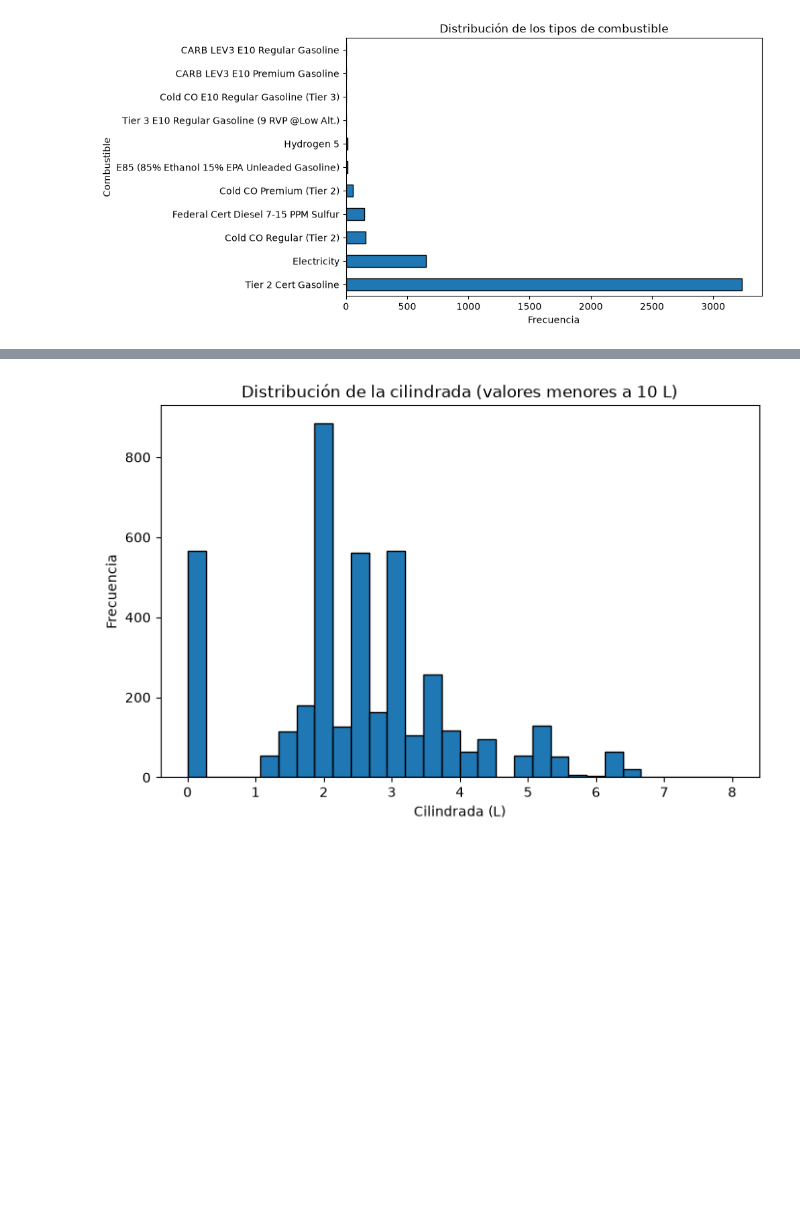
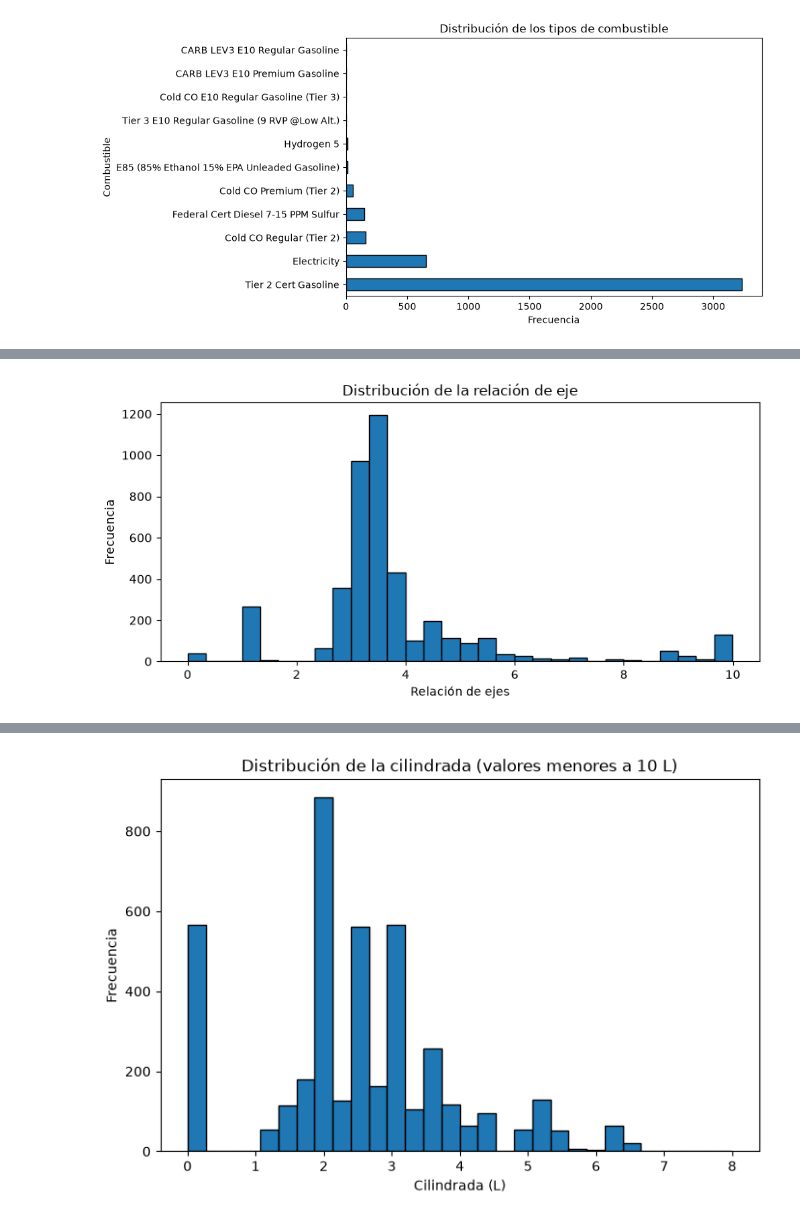
Before and after one commit to abiordorica13/TPEFUNDAMENTOS, a Jupyter notebook: Untitled-1.ipynb, the cells around one changed output, grey strips where cells are left out. Saved outputs shown, nothing was run; the diff lists cells and outputs as text; code cells hidden in the pictures; blank space fills up the shorter version.

```diff
--- a/Untitled-1.ipynb
+++ b/Untitled-1.ipynb
@@ -224,0 +223,16 @@ plt.show()
+# %%
+#Distribucion de la Relacion de ejes
+
+col_axleRatio = "Axle Ratio"
+
+plt.figure(figsize=(8, 4))
+
+plt.hist(df[col_axleRatio].dropna(), bins=30, edgecolor="black")
+
+plt.title("Distribución de la relación de eje")
+plt.xlabel("Relación de ejes")
+plt.ylabel("Frecuencia")
+plt.tight_layout()
+plt.show()
+# %% [output]
+[figure, added]
```
Also changed, not shown: parts of 6 cells of this notebook.
